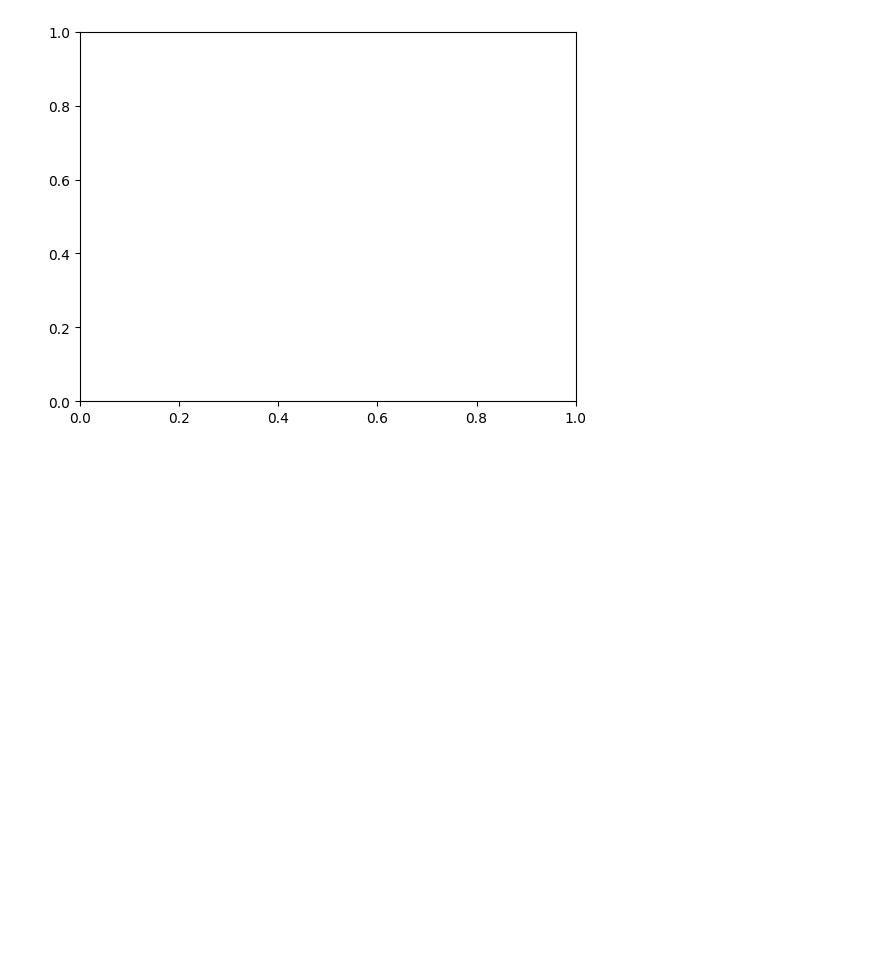
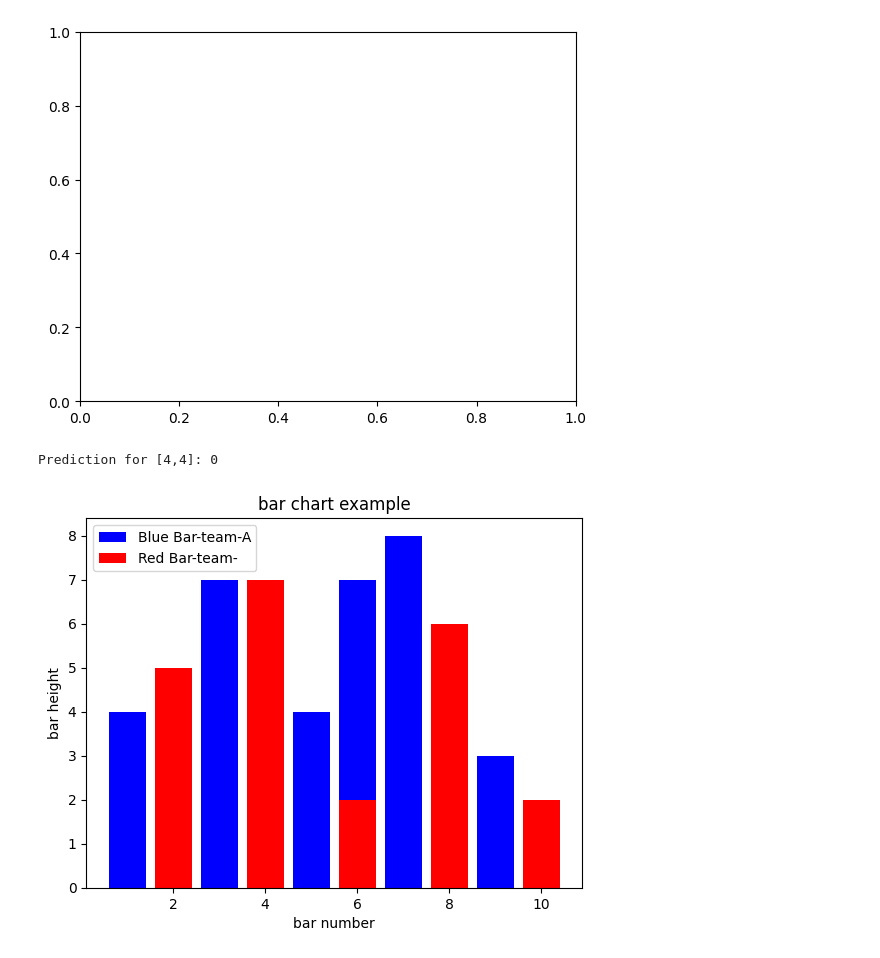
Before and after one commit to shlok0603/Python2026, a Jupyter notebook: OOPS.ipynb, the cells around one changed output. Saved outputs shown, nothing was run; the diff lists cells and outputs as text; code cells hidden in the pictures; blank space fills up the shorter version.

```diff
--- a/OOPS.ipynb
+++ b/OOPS.ipynb
@@ -700,3 +700,52 @@ plt.show()
 # %% [output]
 ValueError: all the input array dimensions except for the concatenation axis must match exactly, but along dimension 1, the array at index 0 has size 9 and the array at index 1 has size 4
 [figure]
+# %%
+#MLPractical_69:
+#----------------
+#Ptractical Implimentation of SVM algo
+
+# Step 1: Import libraries
+import warnings
+warnings.filterwarnings(action="ignore")
+from sklearn.svm import SVC    #First letter is capital so it is a class.   SUPPORT VECTOR CLASSIFIER
+
+# Step 2: Create a very small dummy dataset
+# X = features, y = labels
+# Let's say we classify points into 2 groups (0 and 1)
+X = [[1, 2], [2, 3], [3, 3], [8, 8], [9, 10], [10, 8]]
+y = [0, 0, 0, 1, 1, 1]  # first 3 are class 0, last 3 are class 1
+
+# Step 3: Create and train the SVM model
+model = SVC()  # using a simple linear kernel
+model.fit(X, y)
+
+# Step 4: Make a prediction
+quest_sample = [[4, 4]]   # test point
+prediction_ans = model.predict(quest_sample)
+
+print("Prediction for [4,4]:", prediction_ans[0])
+# %% [output]
+Prediction for [4,4]: 0
+# %%
+#bar plot
+
+import matplotlib.pyplot as plt
+#look index 4 and 6 which demonstrate overlapping cases
+x1=[1,3,4,5,6,7,9]
+y1=[4,7,2,4,7,8,3]
+
+x2=[2,4,6,8,10]
+y2=[5,7,2,6,2]
+
+plt.bar(x1,y1, label="Blue Bar-team-A",color='b')
+plt.bar(x2,y2 ,label="Red Bar-team-",color='r')
+
+plt.xlabel("bar number")
+plt.ylabel("bar height")
+plt.title("bar chart example")
+
+plt.legend()
+plt.show()
+# %% [output]
+[figure, added]
```
Also changed, not shown: parts of 1 cell of this notebook.
